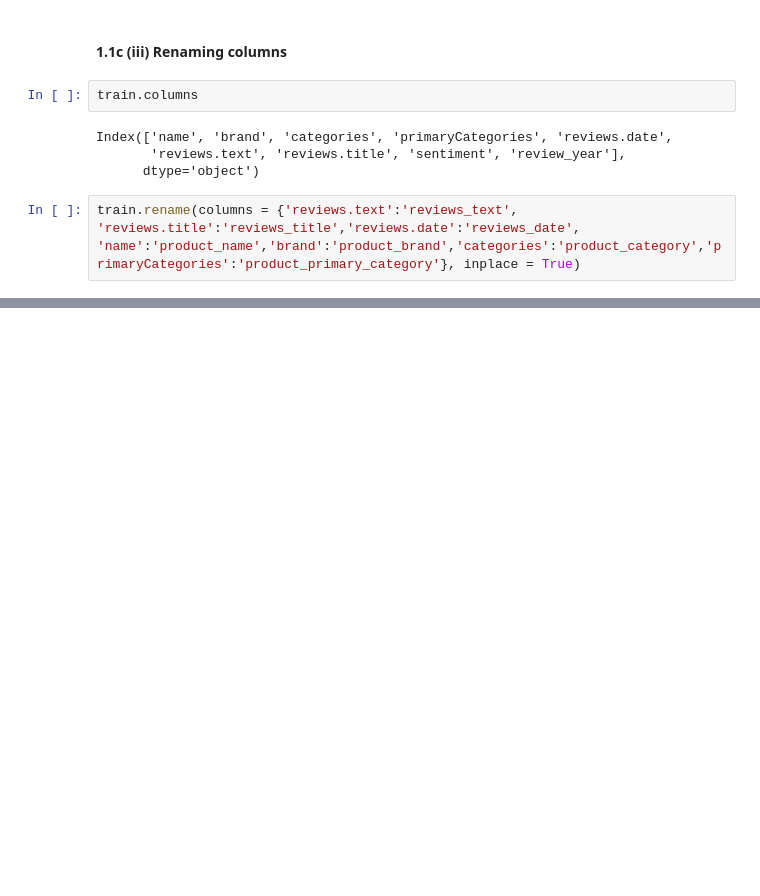
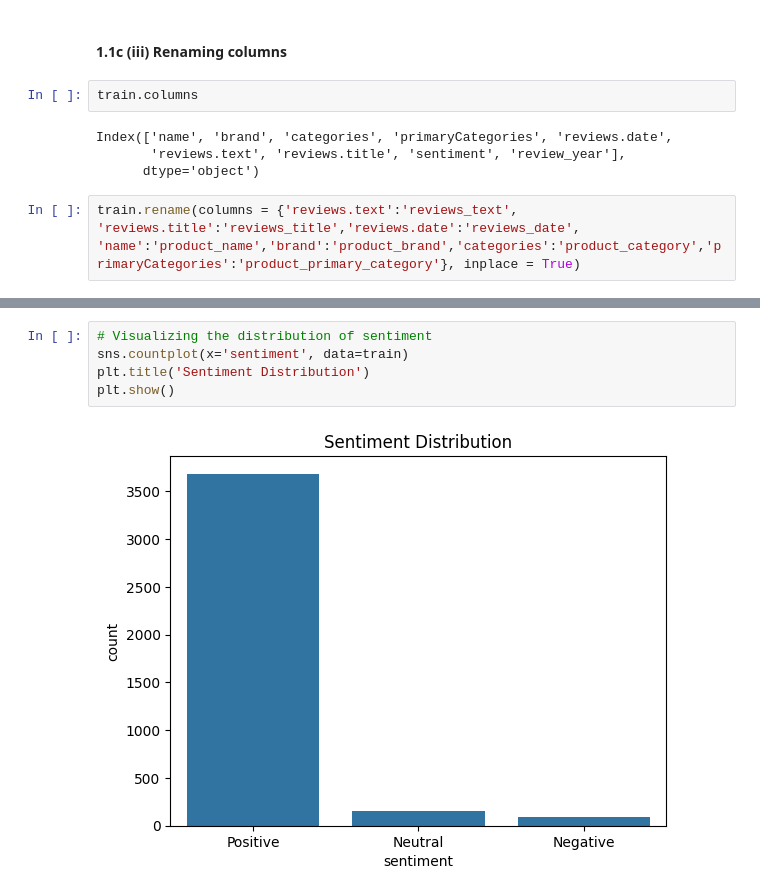
Before and after one commit to stanley-mah/MSA_FYP, a Jupyter notebook: data_cleaning.ipynb, the cells around one changed output, grey strips where cells are left out. Saved outputs shown, nothing was run; the diff lists cells and outputs as text; blank space fills up the shorter version.

```diff
--- a/data_cleaning.ipynb
+++ b/data_cleaning.ipynb
@@ -261,0 +285,7 @@ Index(['Product_name', 'product_brand', 'product_category',
+# %%
+# Visualizing the distribution of sentiment
+sns.countplot(x='sentiment', data=train)
+plt.title('Sentiment Distribution')
+plt.show()
+# %% [output]
+[figure, added]
```
Also changed, not shown: parts of 6 cells of this notebook.
